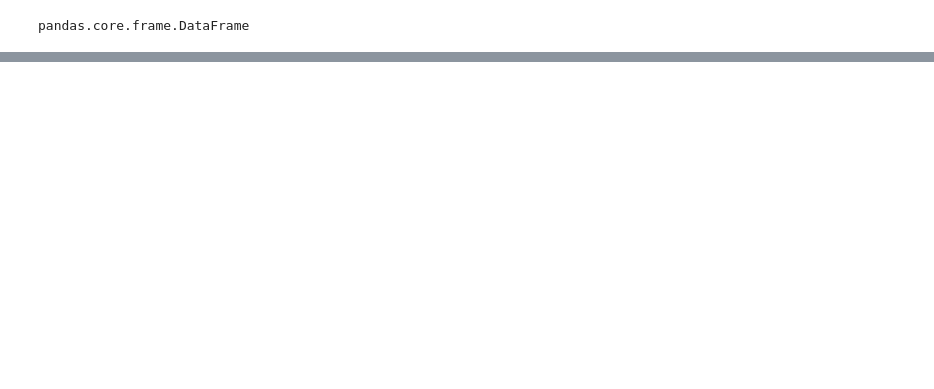
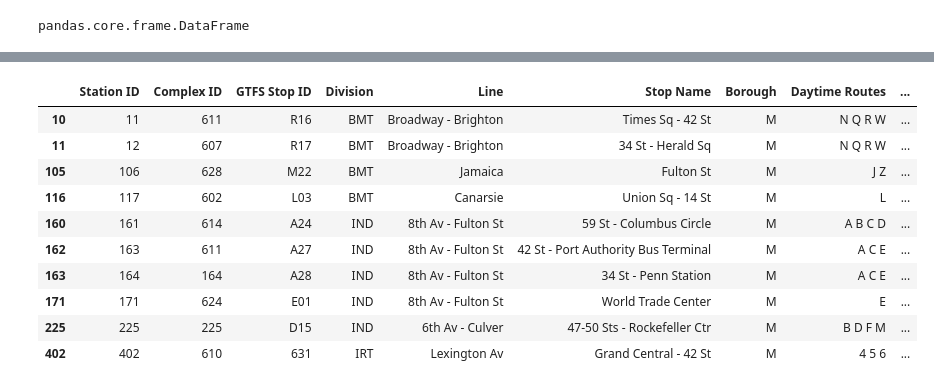
Before and after one commit to huge-reality/MTA_Project_Group_5, a Jupyter notebook: Updated_Version.ipynb, the cells around one changed output, grey strips where cells are left out. Saved outputs shown, nothing was run; the diff lists cells and outputs as text; code cells hidden in the pictures; blank space fills up the shorter version.

```diff
--- a/Updated_Version.ipynb
+++ b/Updated_Version.ipynb
@@ -175,3 +182,5 @@ top
 type(top)
 # %% [output]
 pandas.core.frame.DataFrame
+# %%
+locdf = pd.read_csv("http://web.mta.info/developers/data/nyct/subway/Stations.csv")
@@ -177,0 +210,30 @@ pandas.core.frame.DataFrame
+# %%
+names = ['Grand Central - 42 St',
+         '34 St - Herald Sq',
+         '34 St - Penn Station',
+         '42 St - Port Authority Bus Terminal',
+         'Times Sq - 42 St',
+         'Union Sq - 14 St',
+         '47-50 Sts - Rockefeller Ctr',
+         'Fulton St',
+         '59 St - Columbus Circle',
+         'World Trade Center'
+         ]
+# %%
+loc_subset = locdf[locdf['Stop Name'].isin(names)]
+# %%
+loc_subset.drop_duplicates(subset = "Stop Name", keep = 'first', inplace = True)
+# %%
+loc_subset
+# %% [output]
+|  | Station ID | Complex ID | GTFS Stop ID | Division | Line | Stop Name | Borough | Daytime Routes | ... |
+| 10 | 11 | 611 | R16 | BMT | Broadway - Brighton | Times Sq - 42 St | M | N Q R W | ... |
+| 11 | 12 | 607 | R17 | BMT | Broadway - Brighton | 34 St - Herald Sq | M | N Q R W | ... |
+| 105 | 106 | 628 | M22 | BMT | Jamaica | Fulton St | M | J Z | ... |
+| 116 | 117 | 602 | L03 | BMT | Canarsie | Union Sq - 14 St | M | L | ... |
+| 160 | 161 | 614 | A24 | IND | 8th Av - Fulton St | 59 St - Columbus Circle | M | A B C D | ... |
+| 162 | 163 | 611 | A27 | IND | 8th Av - Fulton St | 42 St - Port Authority Bus Terminal | M | A C E | ... |
+| 163 | 164 | 164 | A28 | IND | 8th Av - Fulton St | 34 St - Penn Station | M | A C E | ... |
+| 171 | 171 | 624 | E01 | IND | 8th Av - Fulton St | World Trade Center | M | E | ... |
+| 225 | 225 | 225 | D15 | IND | 6th Av - Culver | 47-50 Sts - Rockefeller Ctr | M | B D F M | ... |
+| 402 | 402 | 610 | 631 | IRT | Lexington Av | Grand Central - 42 St | M | 4 5 6 | ... |
```
Also changed, not shown: parts of 10 cells of this notebook.
